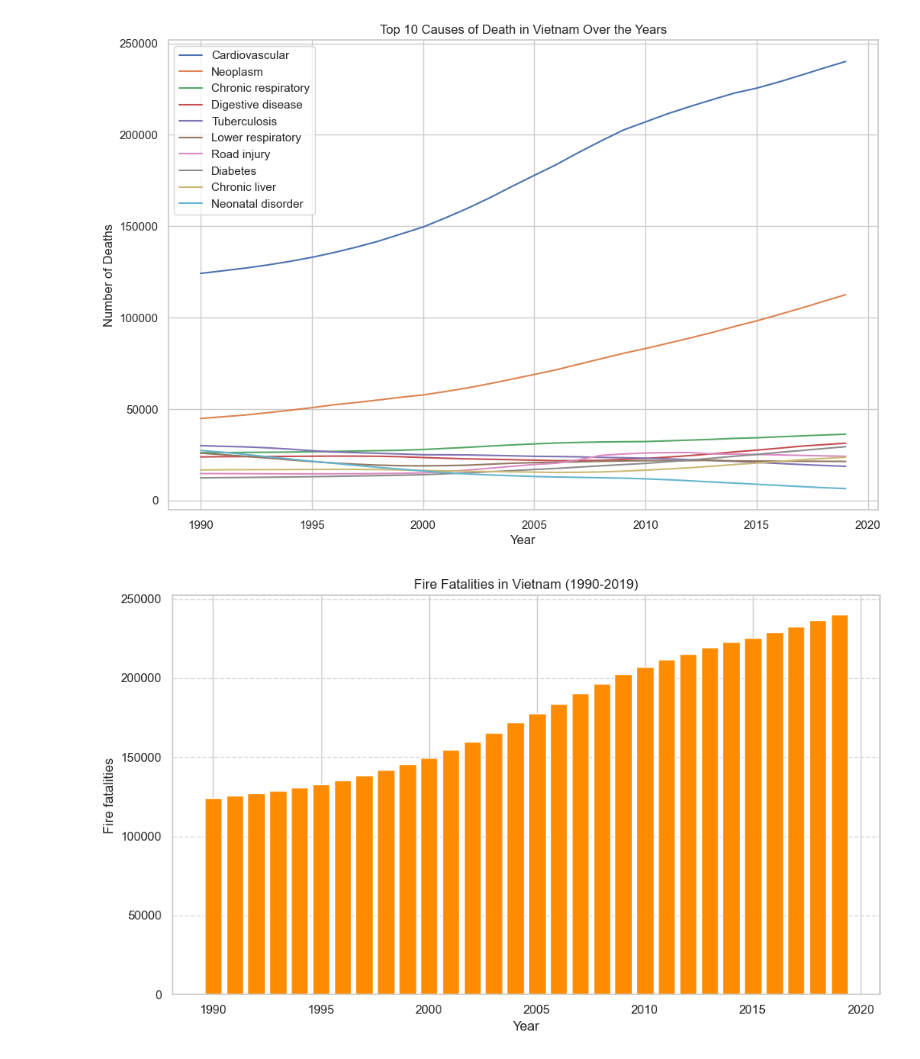
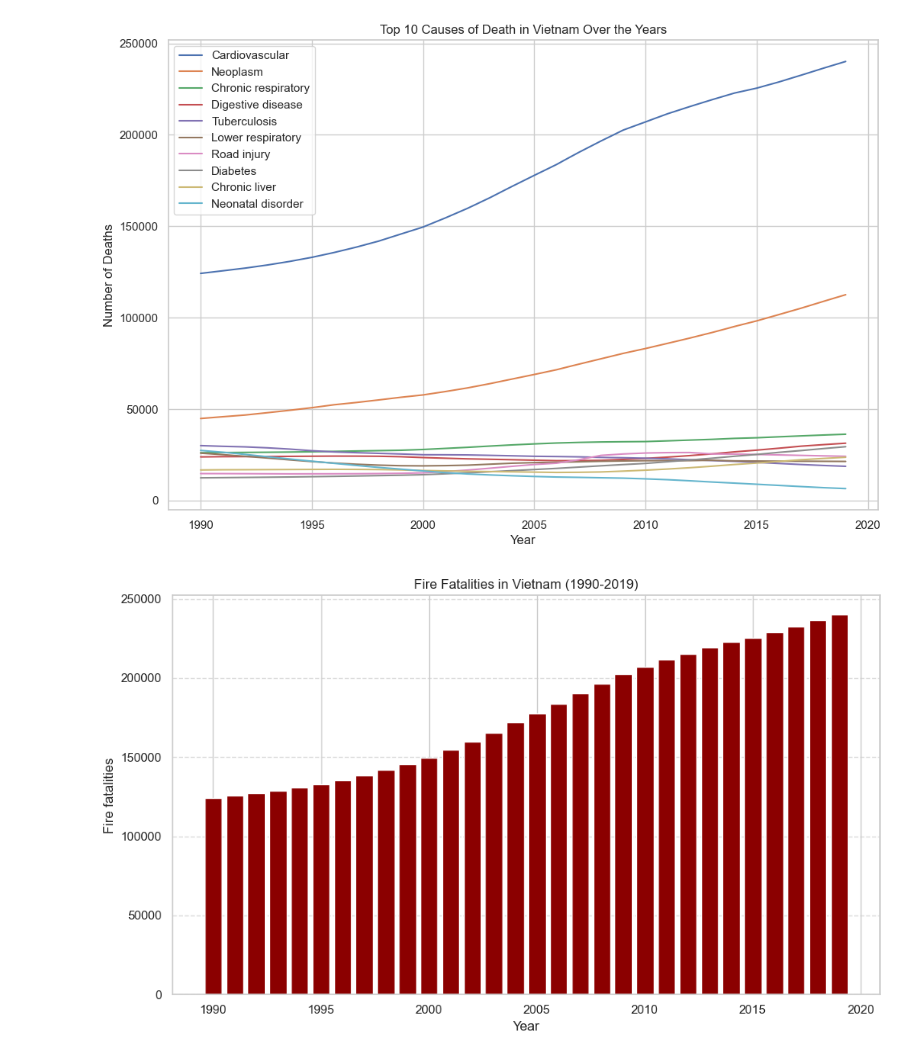
Before and after one commit to hoangvu1806/Analyze-annual-death-data, a Jupyter notebook: analysis.ipynb, the cells around one changed output. Saved outputs shown, nothing was run; the diff lists cells and outputs as text; code cells hidden in the pictures.

```diff
--- a/analysis.ipynb
+++ b/analysis.ipynb
@@ -650,19 +650,19 @@ plt.show()
 # %%
 # Lấy dữ liệu của các vụ cháy (Fire fatalities)
 fire_fatalities = vietnam_data["Cardiovascular"]
 
 # Lấy dữ liệu của các năm
 years = vietnam_data["Year"]
 
 # Vẽ biểu đồ cột
 plt.figure(figsize=(10, 6))
-plt.bar(years, fire_fatalities, color='darkorange')
+plt.bar(years, fire_fatalities, color='darkred')
 plt.xlabel("Year")
 plt.ylabel("Fire fatalities")
 plt.title("Fire Fatalities in Vietnam (1990-2019)")
-plt.xticks(rotation=0)  # Xoay nhãn trục x để dễ đọc hơn
-plt.grid(axis='y', linestyle='--', alpha=0.7)  # Hiển thị lưới cho trục y
-plt.tight_layout()  # Đảm bảo layout của biểu đồ được hiển thị đầy đủ
+plt.xticks(rotation=0)
+plt.grid(axis='y', linestyle='--', alpha=0.7)
+plt.tight_layout()
 plt.show()
 # %% [output]
-[figure, old version]
+[figure, new version]
```
Also changed, not shown: parts of 4 cells of this notebook.
